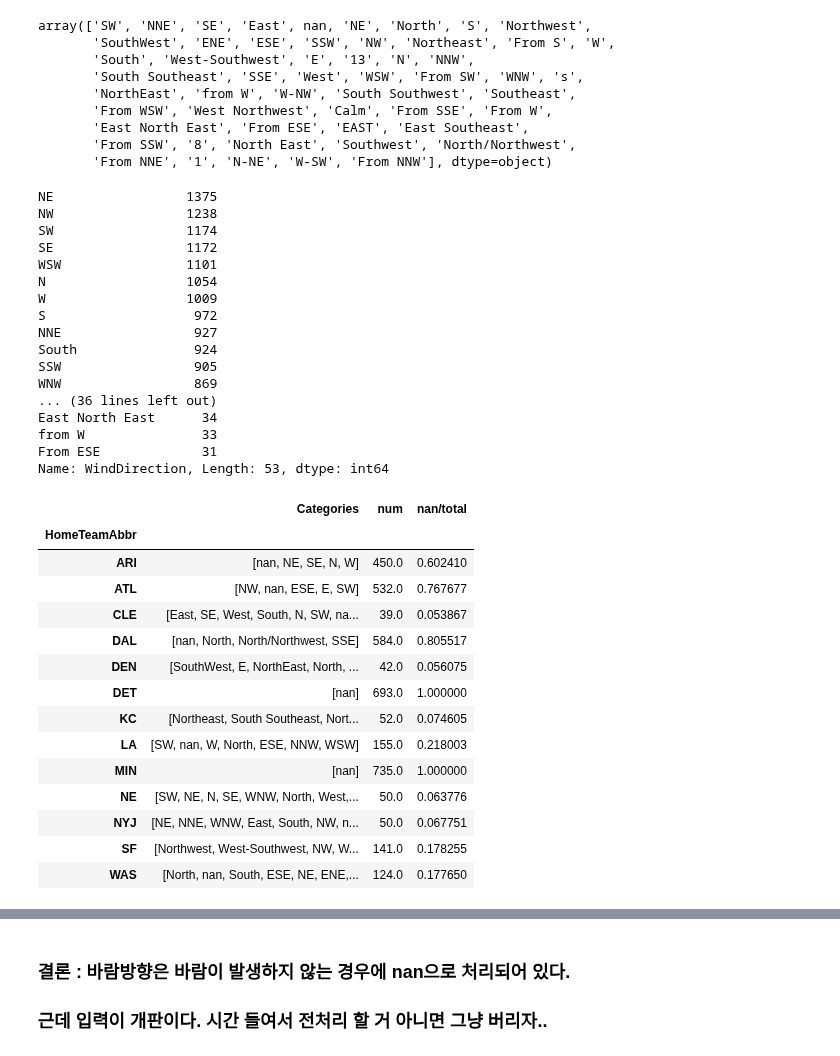
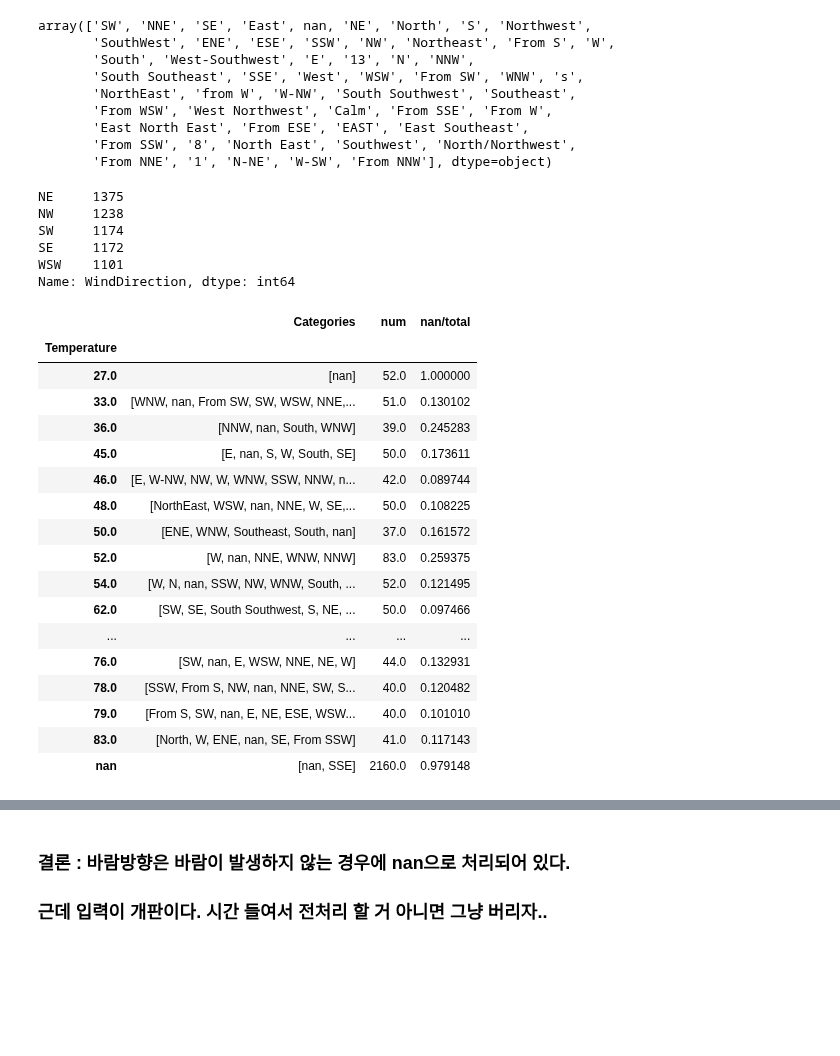
Before and after one commit to neverland251/MainProject, a Jupyter notebook: Project/DataMining/NFL yard/NFL.ipynb, the cells around one changed output, grey strips where cells are left out. Cells and saved outputs as stored; diff of their text form; code cells hidden in the pictures; blank space fills up the shorter version.

```diff
--- a/Project/DataMining/NFL yard/NFL.ipynb
+++ b/Project/DataMining/NFL yard/NFL.ipynb
@@ -201,57 +251,50 @@ array(['SW', 'NNE', 'SE', 'East', nan, 'NE', 'North', 'S', 'Northwest',
        'From NNE', '1', 'N-NE', 'W-SW', 'From NNW'], dtype=object)
 # %%
 temp_index = rawdata.groupby("PlayId")["WindDirection"].apply(lambda x : x.index[0])
-rawdata.loc[temp_index,"WindDirection"].value_counts()
+rawdata.loc[temp_index,"WindDirection"].value_counts().head()
 # %% [output]
-NE                 1375
-NW                 1238
-SW                 1174
-SE                 1172
-WSW                1101
-N                  1054
-W                  1009
-S                   972
-NNE                 927
-South               924
-SSW                 905
-WNW                 869
-... (36 lines left out)
-East North East      34
-from W               33
-From ESE             31
-Name: WindDirection, Length: 53, dtype: int64
+NE     1375
+NW     1238
+SW     1174
+SE     1172
+WSW    1101
+Name: WindDirection, dtype: int64
+# %%
+temp_index = rawdata.groupby("PlayId").apply(lambda x : x.index[0]).values
+rawdata_cat = rawdata.loc[temp_index,:].copy()
 # %%
-how_groupby = "HomeTeamAbbr"
+how_groupby = "Temperature"
 
-temp = rawdata.groupby(how_groupby)["WindDirection"]
-nan_compromised = temp.value_counts(dropna=False).unstack().iloc[:,0].isnull() == False
-nan_compromised = nan_compromised[nan_compromised]
-temp.unique()[nan_compromised.index]
+temp = rawdata_cat.astype("str").groupby(how_groupby)["WindDirection"]
+nan_compromised = temp.value_counts(dropna=False).unstack()["nan"].isnull() == False
+nan_compromised = nan_compromised[nan_compromised.values]
 
 key_1 = {"Categories" : temp.unique()[nan_compromised.index]}
-key_2 = {"num" : (temp.value_counts(dropna=False).unstack().iloc[:,0]/22).dropna()}
+key_2 = {"num" : (temp.value_counts(dropna=False).unstack()["nan"]).dropna()}
 
-total = rawdata.groupby(how_groupby)["PlayId"].count()[nan_compromised.index]/22
+total = rawdata_cat.astype("str").groupby(how_groupby)["PlayId"].count()[nan_compromised.index]
 
-key_3 = {"nan/total" : (temp.value_counts(dropna=False).unstack().iloc[:,0]/22).dropna()/total}
+key_3 = {"nan/total" : (temp.value_counts(dropna=False).unstack()["nan"]).dropna()/total}
 
 
 pd.concat([DataFrame(key_1),DataFrame(key_2),DataFrame(key_3)],axis=1)
-# 각 홈팀 이름별로 nan값만 발생하는 경우가 있다. 이들의 홈구장의 환경과 연관이 있는걸까?
 # %% [output]
 |  | Categories | num | nan/total |
-| HomeTeamAbbr |  |  |  |
-| ARI | [nan, NE, SE, N, W] | 450.0 | 0.602410 |
-| ATL | [NW, nan, ESE, E, SW] | 532.0 | 0.767677 |
-| CLE | [East, SE, West, South, N, SW, na... | 39.0 | 0.053867 |
-| DAL | [nan, North, North/Northwest, SSE] | 584.0 | 0.805517 |
-| DEN | [SouthWest, E, NorthEast, North, ... | 42.0 | 0.056075 |
-| DET | [nan] | 693.0 | 1.000000 |
-| KC | [Northeast, South Southeast, Nort... | 52.0 | 0.074605 |
-| LA | [SW, nan, W, North, ESE, NNW, WSW] | 155.0 | 0.218003 |
-| MIN | [nan] | 735.0 | 1.000000 |
-| NE | [SW, NE, N, SE, WNW, North, West,... | 50.0 | 0.063776 |
-| NYJ | [NE, NNE, WNW, East, South, NW, n... | 50.0 | 0.067751 |
-| SF | [Northwest, West-Southwest, NW, W... | 141.0 | 0.178255 |
-| WAS | [North, nan, South, ESE, NE, ENE,... | 124.0 | 0.177650 |
+| Temperature |  |  |  |
+| 27.0 | [nan] | 52.0 | 1.000000 |
+| 33.0 | [WNW, nan, From SW, SW, WSW, NNE,... | 51.0 | 0.130102 |
+| 36.0 | [NNW, nan, South, WNW] | 39.0 | 0.245283 |
+| 45.0 | [E, nan, S, W, South, SE] | 50.0 | 0.173611 |
+| 46.0 | [E, W-NW, NW, W, WNW, SSW, NNW, n... | 42.0 | 0.089744 |
+| 48.0 | [NorthEast, WSW, nan, NNE, W, SE,... | 50.0 | 0.108225 |
+| 50.0 | [ENE, WNW, Southeast, South, nan] | 37.0 | 0.161572 |
+| 52.0 | [W, nan, NNE, WNW, NNW] | 83.0 | 0.259375 |
+| 54.0 | [W, N, nan, SSW, NW, WNW, South, ... | 52.0 | 0.121495 |
+| 62.0 | [SW, SE, South Southwest, S, NE, ... | 50.0 | 0.097466 |
+| ... | ... | ... | ... |
+| 76.0 | [SW, nan, E, WSW, NNE, NE, W] | 44.0 | 0.132931 |
+| 78.0 | [SSW, From S, NW, nan, NNE, SW, S... | 40.0 | 0.120482 |
+| 79.0 | [From S, SW, nan, E, NE, ESE, WSW... | 40.0 | 0.101010 |
+| 83.0 | [North, W, ENE, nan, SE, From SSW] | 41.0 | 0.117143 |
+| nan | [nan, SSE] | 2160.0 | 0.979148 |
 # %%
```
Also changed, not shown: parts of 40 cells of this notebook.
